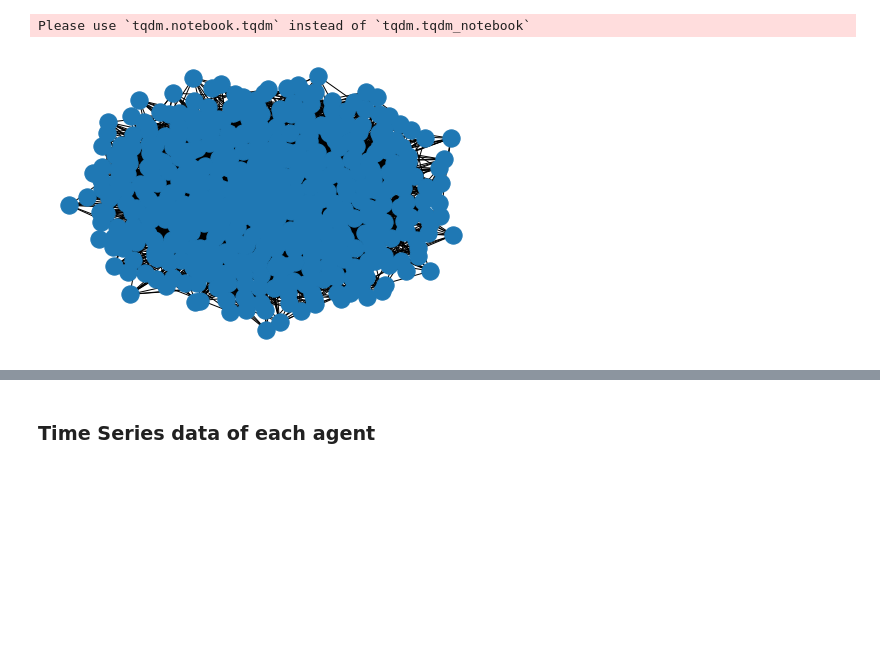
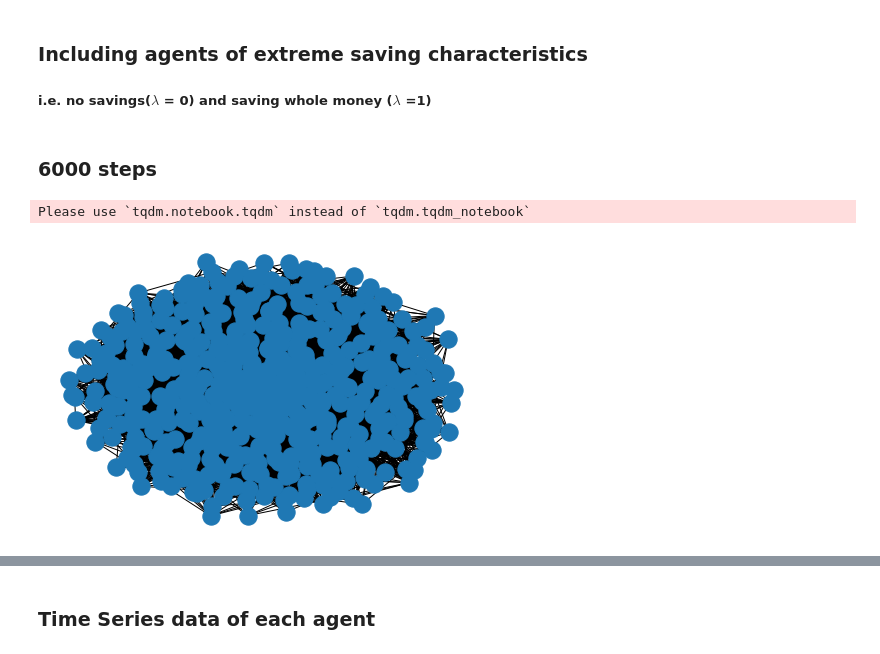
Before and after one commit to namithatresajoppan/GraduationResearchProject, a Jupyter notebook: Heterogenous Agents/Homophily_Network_Version1.ipynb, the cells around one changed output, grey strips where cells are left out. Saved outputs shown, nothing was run; the diff lists cells and outputs as text; code cells hidden in the pictures; blank space fills up the shorter version.

```diff
--- a/Heterogenous Agents/Homophily_Network_Version1.ipynb
+++ b/Heterogenous Agents/Homophily_Network_Version1.ipynb
@@ -1,3 +1,6 @@
+# %% [markdown]
+<h3> Including agents of extreme saving characteristics </h3>
+ <h5>i.e. no savings($\lambda$ = 0) and saving whole money ($\lambda$ =1)
 # %%
 from mesa import Agent, Model
 from mesa.time import RandomActivation
@@ -57,7 +61,7 @@ class BoltzmannWealthModelNetwork(Model):
 
         self.N = N
         self.num_nodes = num_nodes if num_nodes >= self.N else self.N
-        self.G = nx.nx.barabasi_albert_graph(n=self.num_nodes, m = 10) #n-number of nodes, m-number of edges to attach
+        self.G = nx.nx.barabasi_albert_graph(n=self.num_nodes, m = 20) #n-number of nodes, m-number of edges to attach
                                                                                    # from a new node to existing nodes
 
         self.T = T
@@ -66,7 +70,7 @@ class BoltzmannWealthModelNetwork(Model):
         self.schedule = RandomActivation(self)
         self.datacollector = DataCollector(model_reporters = {'trade': 'trade'},agent_reporters={"mi":'m','lamda':'lamda' })
                                                                                       # 'mi' : lambda _: _.m ?
-        nx.draw(self.G)
+        #nx.draw(self.G)
         list_of_random_nodes = self.random.sample(self.G.nodes(), self.N)
 
         # Create agents
@@ -88,19 +92,21 @@ class BoltzmannWealthModelNetwork(Model):
         for i in tqdm(range(n)):
             self.step()
             self.trade = 0
+# %% [markdown]
+<h3>6000 steps
 # %%
 N = 500
 num_nodes = 200
 T = 100
-steps = 2500
+steps = 6000
 model = BoltzmannWealthModelNetwork(T,N,num_nodes)
 model.run_model(steps)
 
 model_df = model.datacollector.get_model_vars_dataframe()
 agent_df = model.datacollector.get_agent_vars_dataframe()
 agent_df.reset_index(level=1, inplace = True)
 # %% [output]
 Please use `tqdm.notebook.tqdm` instead of `tqdm.tqdm_notebook`
-[figure, old version]
+[figure, new version]
 # %%
 #saving files
```
Also changed, not shown: parts of 18 cells of this notebook.
